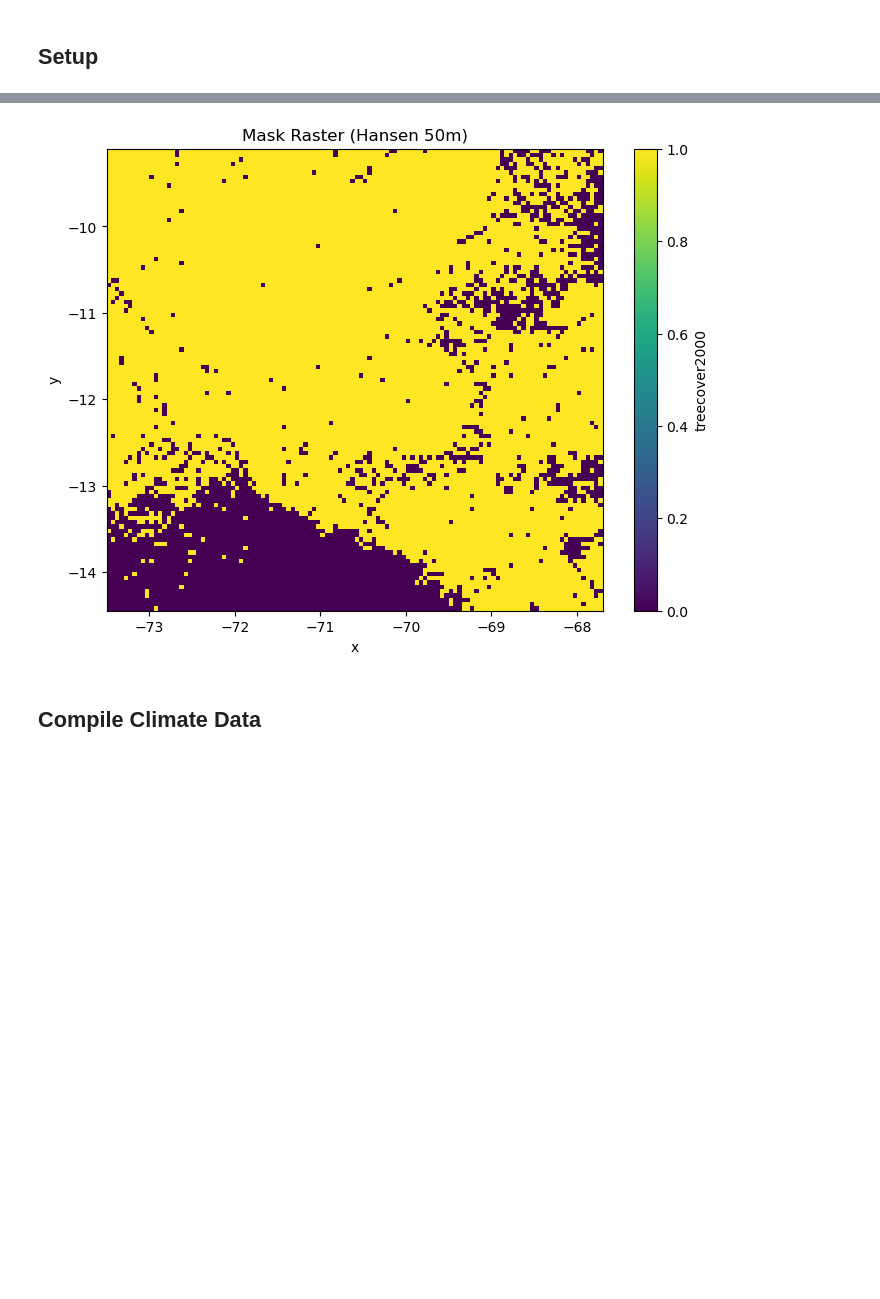
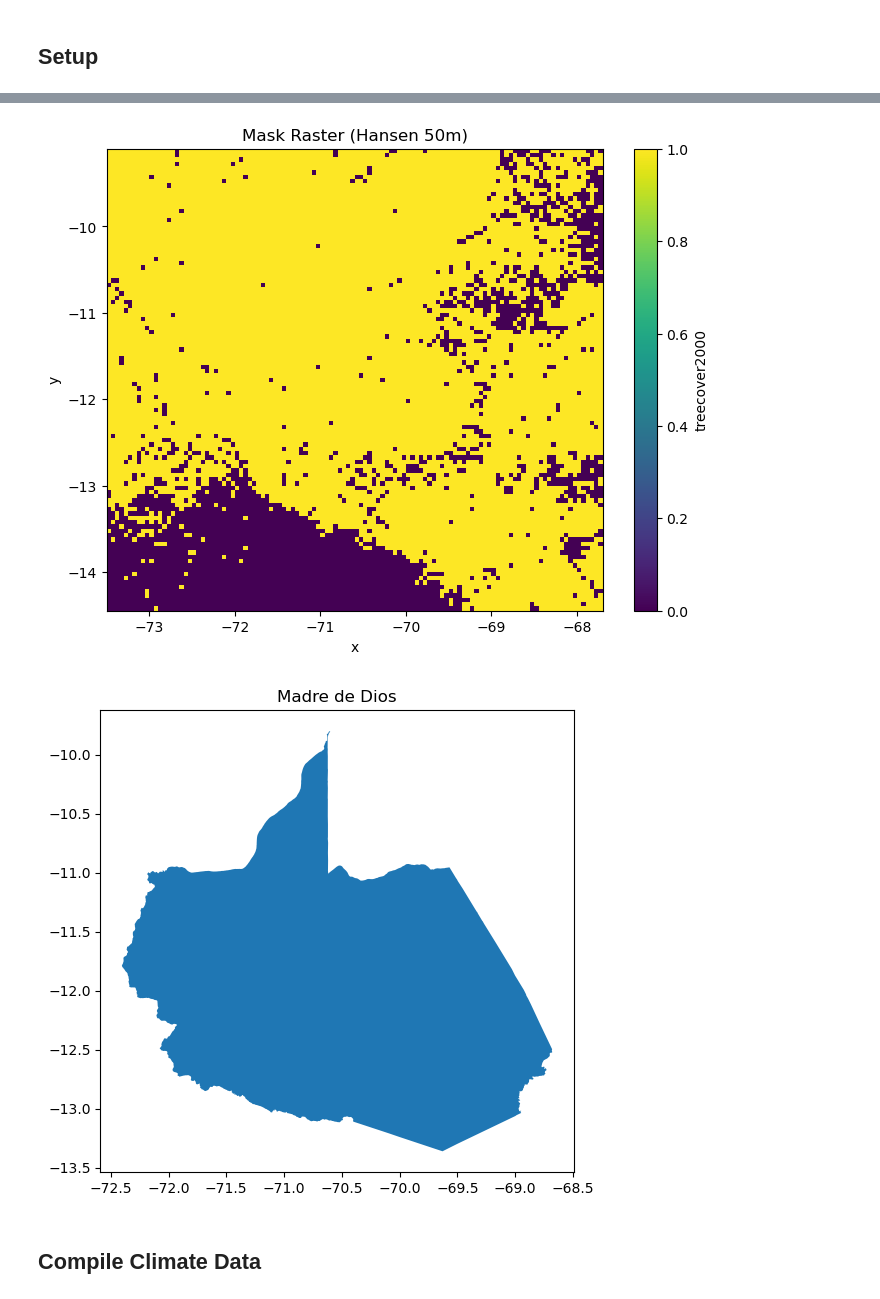
Before and after one commit to enikoebihari/MLEAEEE4000-DroughtAmazon2, a Jupyter notebook: scripts/1_5_compileDatasets.ipynb, the cells around one changed output, grey strips where cells are left out. Drawn from its saved outputs; the diff is of its cells as text; code cells hidden in the pictures; blank space fills up the shorter version.

```diff
--- a/scripts/1_5_compileDatasets.ipynb
+++ b/scripts/1_5_compileDatasets.ipynb
@@ -72,34 +72,45 @@ with rasterio.open("/home/jovyan/MLEAEEE4000-DroughtAmazon2/data/TerraClim/terra
     raster = src.read(1)          # read first band
 # Define color palette
 palette = [
     '#1a3678', '#2955bc', '#5699ff', '#8dbae9', '#acd1ff', '#caebff', '#e5f9ff',
     '#fdffb4', '#ffe6a2', '#ffc969', '#ffa12d', '#ff7c1f', '#ca531a', '#ff0000',
     '#ab0000'
 ]
 # Visualize
 plt.figure(figsize=(10, 6))
 plt.imshow(raster, cmap=ListedColormap(palette))
 plt.colorbar(label='Values')
 plt.show()
 
-# Hansen mask
+# Hansen mask tif
 # --------------------------
 
 # import file
 forest_tif = rio.open_rasterio("/home/jovyan/MLEAEEE4000-DroughtAmazon2/data/hansenMask_mode_5km_v2.tif")
 
 # squeeze band dimension if neeed
 if 'band' in forest_tif.dims and forest_tif.sizes['band'] == 1:
     forest_tif = forest_tif.squeeze('band')
 
 # visualize
 forest_tif.plot(figsize=(8, 6))
 plt.title("Mask Raster (Hansen 50m)")
 plt.show()
+
+# Madre de Dios geoJSON
+# --------------------------
+
+# import and set crs
+mdd_gjson = gpd.read_file("/home/jovyan/MLEAEEE4000-DroughtAmazon2/data/MDD_political_boundary.geojson").to_crs("EPSG:4326")
+
+mdd_gjson.plot(figsize=(8, 6))
+plt.title("Madre de Dios")
+plt.show()
 # %% [output]
 [figure]
 [figure]
 [figure]
+[figure, added]
 # %%
 # example = glob.glob("/home/jovyan/MLEAEEE4000-DroughtAmazon2/data/TerraClim/*.tif")[1]
 
```
Also changed, not shown: parts of 19 cells of this notebook.
